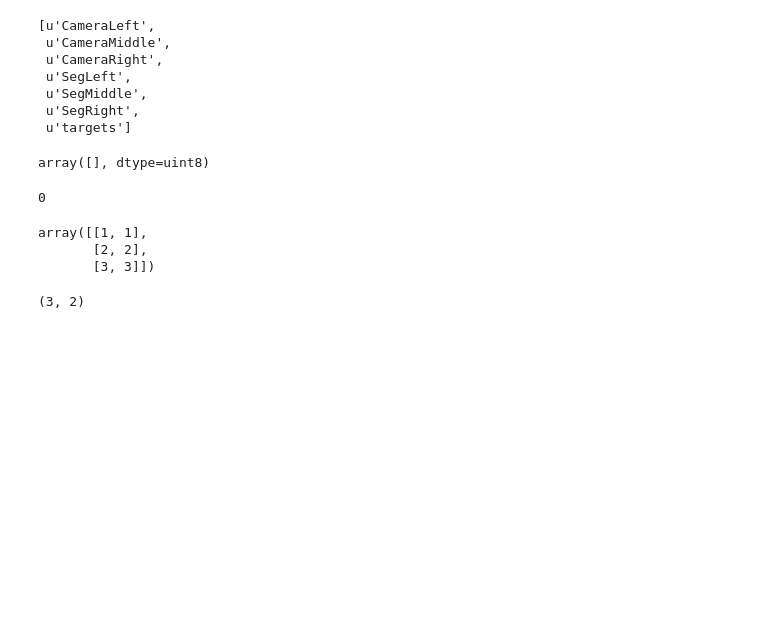
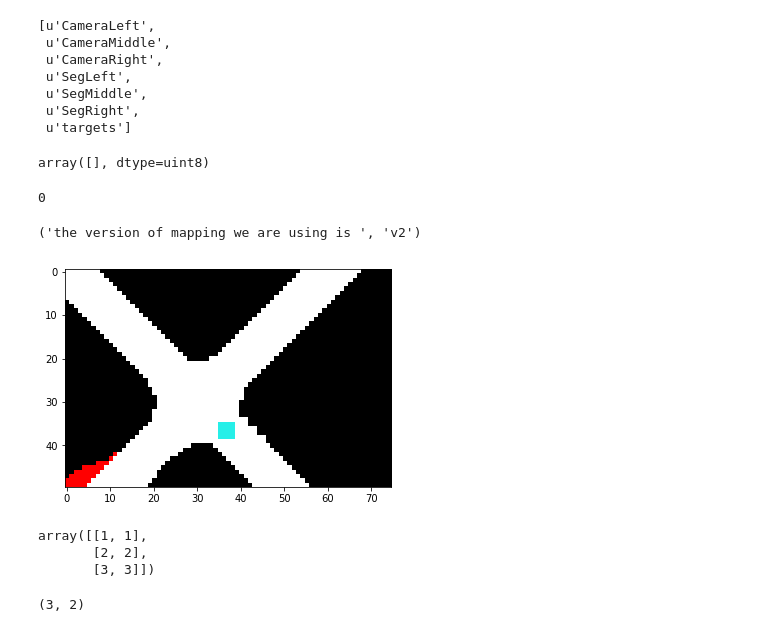
Before and after one commit to gy20073/CIL_modular, a Jupyter notebook: test.ipynb, the cells around one changed output. Drawn from its saved outputs; the diff is of its cells as text; code cells hidden in the pictures; blank space fills up the shorter version.

Commit message:
conclude the mapping helper

```diff
--- a/test.ipynb
+++ b/test.ipynb
@@ -1353,11 +1355,15 @@ import mapping_helper
 # %%
-reload(mapping_helper)
-mh = mapping_helper.mapping_helper(output_height_pix=50)
-m = mh.get_map("01", [10,8], [0.8,0.6,67])
+#reload(mapping_helper)
+mh = mapping_helper.mapping_helper(output_height_pix=50, version="v2")
+m = mh.get_map("11", [-48, -9.8], [0.8,0.6,45])
+#m = mh.get_map("01", [10, 8], [0.8,0.6,90])
 db = mh.map_to_debug_image(m)
-print(mh.compute_dis_to_border(m))
+#print(mh.compute_dis_to_border(m))
 plt.imshow(db)
 plt.show()
+# %% [output]
+('the version of mapping we are using is ', 'v2')
+[figure, added]
 # %%
 a=np.meshgrid([1,2,3],[4,5],indexing='ij')
 # %%
```
Also changed, not shown: parts of 1 cell of this notebook, 7 other files.
